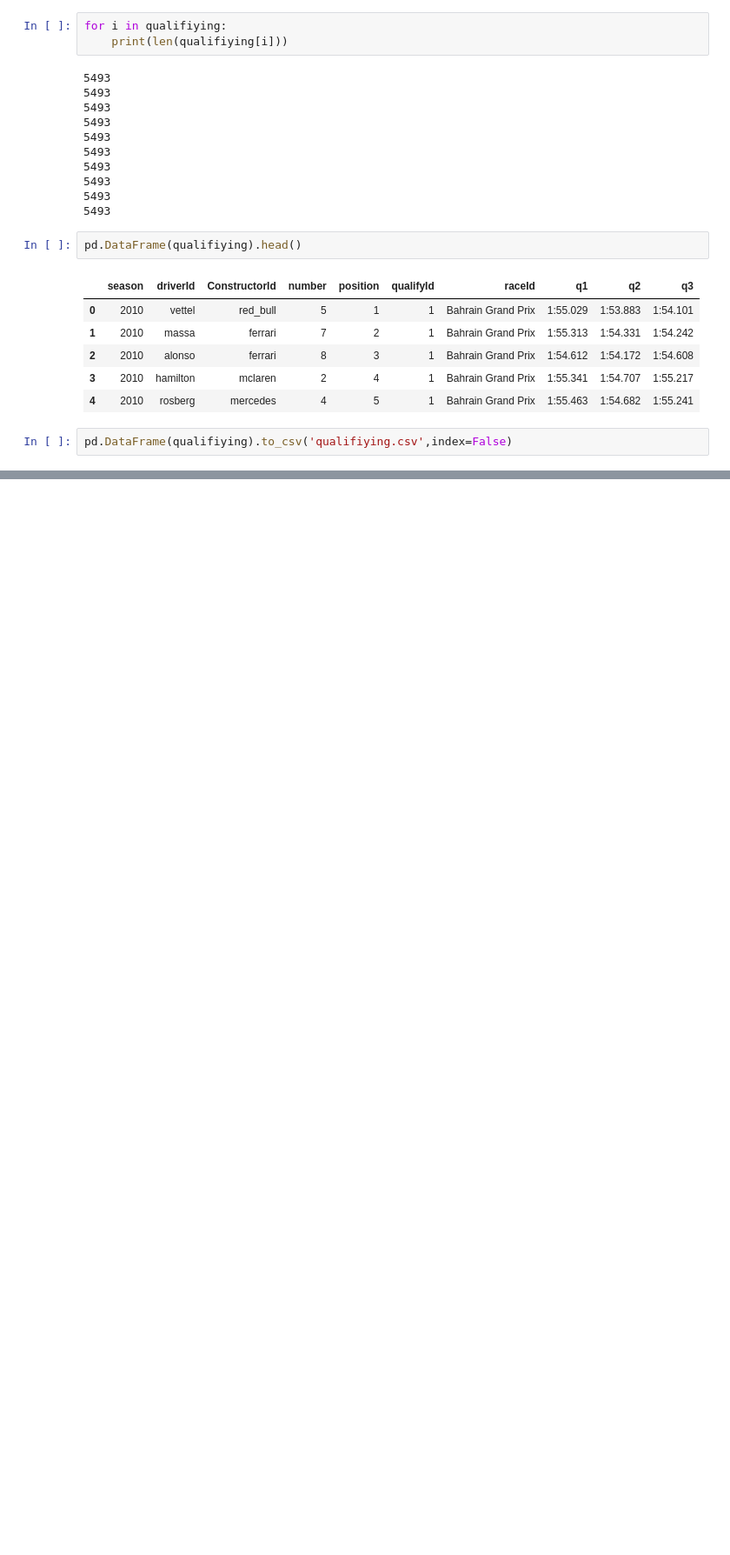
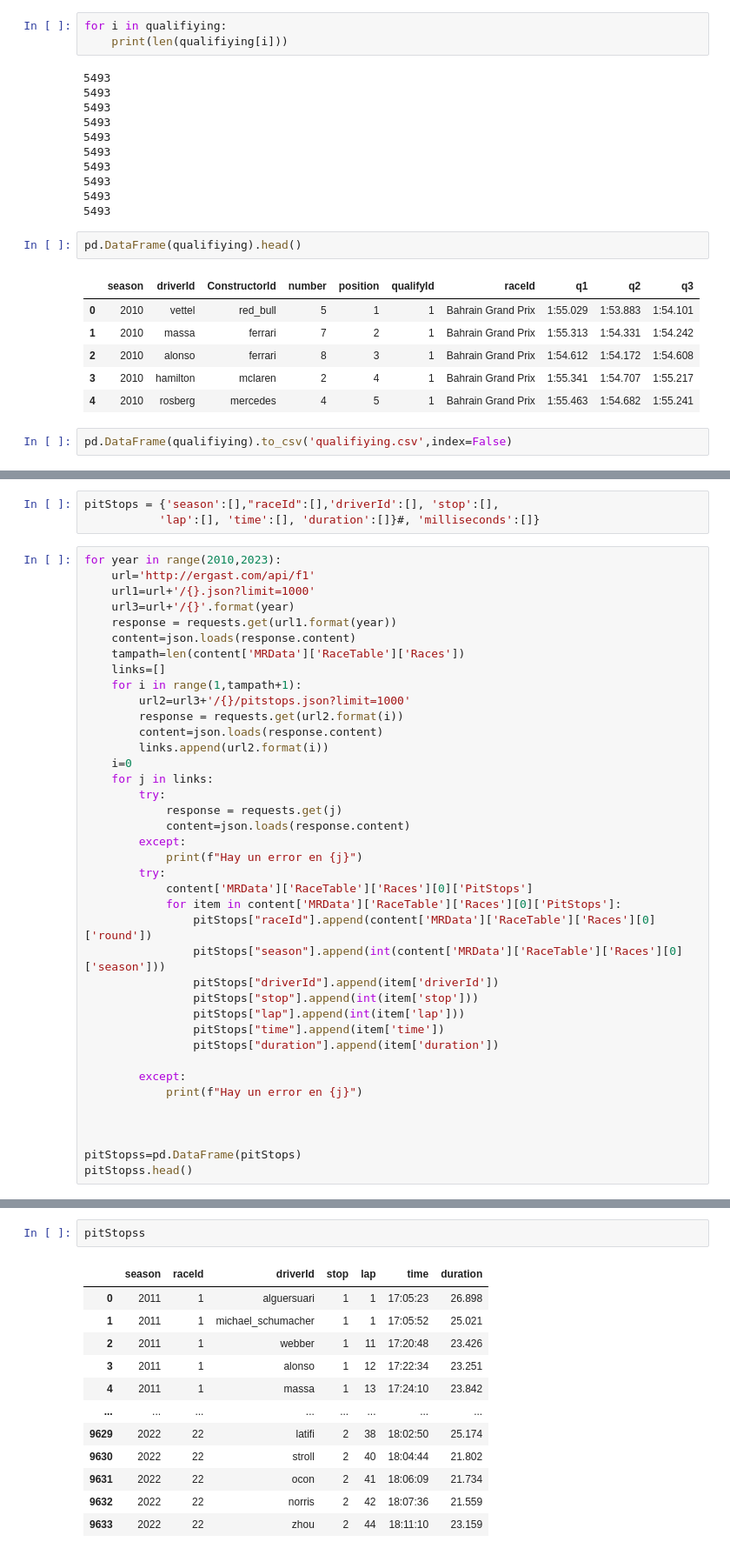
Before and after one commit to jazivegrande/formula-1-data, a Jupyter notebook: f1-analisis.ipynb, the cells around one changed output, grey strips where cells are left out. Shown: that part at 87% size. Cells and saved outputs as stored; diff of their text form; blank space fills up the shorter version.

```diff
--- a/f1-analisis.ipynb
+++ b/f1-analisis.ipynb
@@ -484,0 +757,42 @@ pd.DataFrame(qualifiying).to_csv('qualifiying.csv',index=False)
+# %%
+pitStops = {'season':[],"raceId":[],'driverId':[], 'stop':[],
+           'lap':[], 'time':[], 'duration':[]}#, 'milliseconds':[]}
+# %%
+for year in range(2010,2023):
+    url='http://ergast.com/api/f1'
+    url1=url+'/{}.json?limit=1000'
+    url3=url+'/{}'.format(year)
+    response = requests.get(url1.format(year))
+    content=json.loads(response.content)
+    tampath=len(content['MRData']['RaceTable']['Races'])
+    links=[]
+    for i in range(1,tampath+1):
+        url2=url3+'/{}/pitstops.json?limit=1000'
+        response = requests.get(url2.format(i))
+        content=json.loads(response.content)
+        links.append(url2.format(i))
+    i=0
+    for j in links:
+        try:
+            response = requests.get(j)
+            content=json.loads(response.content)
+        except:
+            print(f"Hay un error en {j}")
+        try:
+            content['MRData']['RaceTable']['Races'][0]['PitStops']
+            for item in content['MRData']['RaceTable']['Races'][0]['PitStops']:
+                pitStops["raceId"].append(content['MRData']['RaceTable']['Races'][0]['round'])
+                pitStops["season"].append(int(content['MRData']['RaceTable']['Races'][0]['season']))
+                pitStops["driverId"].append(item['driverId'])
+                pitStops["stop"].append(int(item['stop']))
+                pitStops["lap"].append(int(item['lap']))
+                pitStops["time"].append(item['time'])
+                pitStops["duration"].append(item['duration'])
+
+        except:
+            print(f"Hay un error en {j}")
+
+
+
+pitStopss=pd.DataFrame(pitStops)
+pitStopss.head()
@@ -484,0 +837,15 @@ pd.DataFrame(qualifiying).to_csv('qualifiying.csv',index=False)
+# %%
+pitStopss
+# %% [output]
+|  | season | raceId | driverId | stop | lap | time | duration |
+| 0 | 2011 | 1 | alguersuari | 1 | 1 | 17:05:23 | 26.898 |
+| 1 | 2011 | 1 | michael_schumacher | 1 | 1 | 17:05:52 | 25.021 |
+| 2 | 2011 | 1 | webber | 1 | 11 | 17:20:48 | 23.426 |
+| 3 | 2011 | 1 | alonso | 1 | 12 | 17:22:34 | 23.251 |
+| 4 | 2011 | 1 | massa | 1 | 13 | 17:24:10 | 23.842 |
+| ... | ... | ... | ... | ... | ... | ... | ... |
+| 9629 | 2022 | 22 | latifi | 2 | 38 | 18:02:50 | 25.174 |
+| 9630 | 2022 | 22 | stroll | 2 | 40 | 18:04:44 | 21.802 |
+| 9631 | 2022 | 22 | ocon | 2 | 41 | 18:06:09 | 21.734 |
+| 9632 | 2022 | 22 | norris | 2 | 42 | 18:07:36 | 21.559 |
+| 9633 | 2022 | 22 | zhou | 2 | 44 | 18:11:10 | 23.159 |
```
Also changed, not shown: parts of 30 cells of this notebook, 5 other files.
